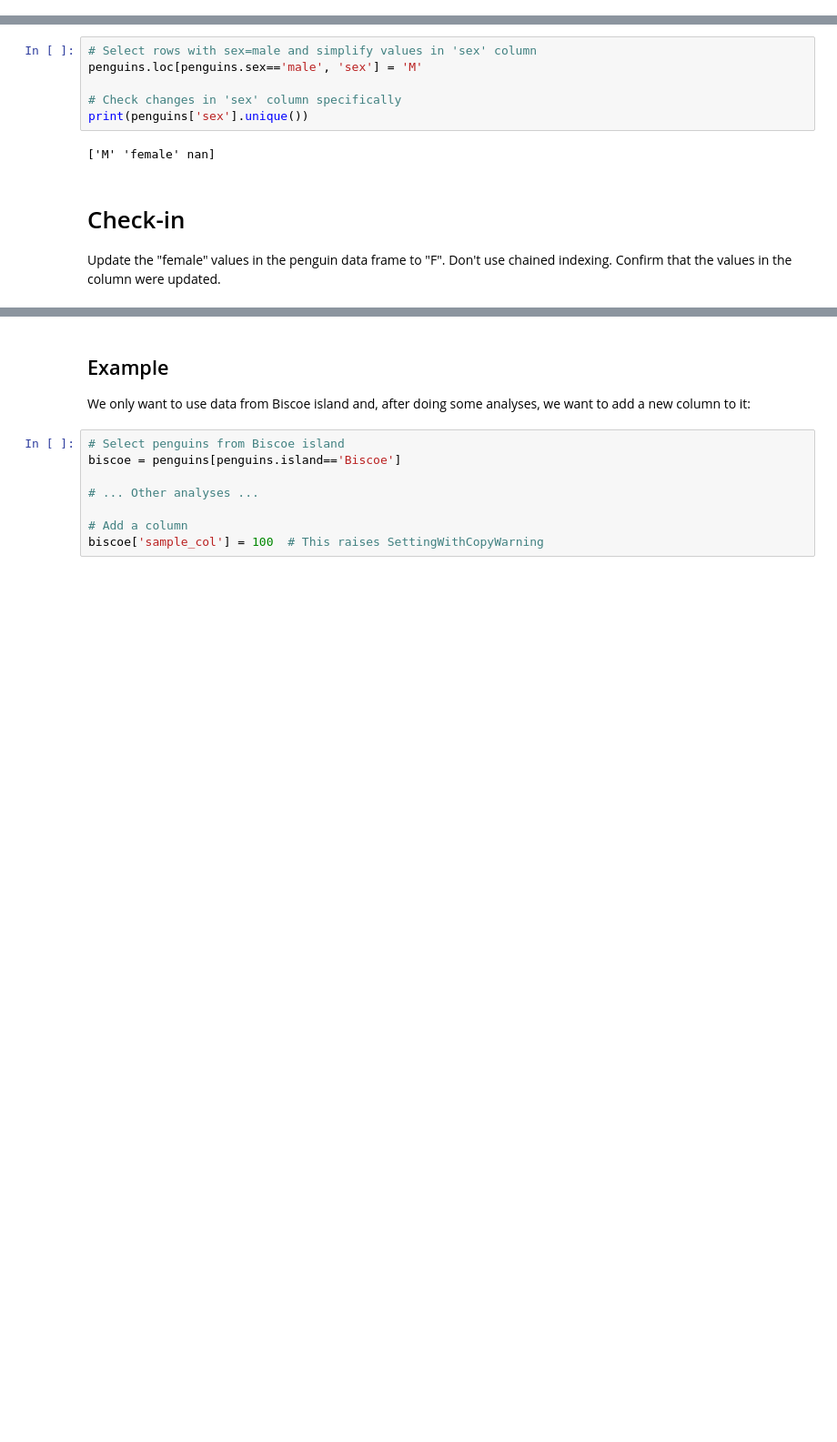
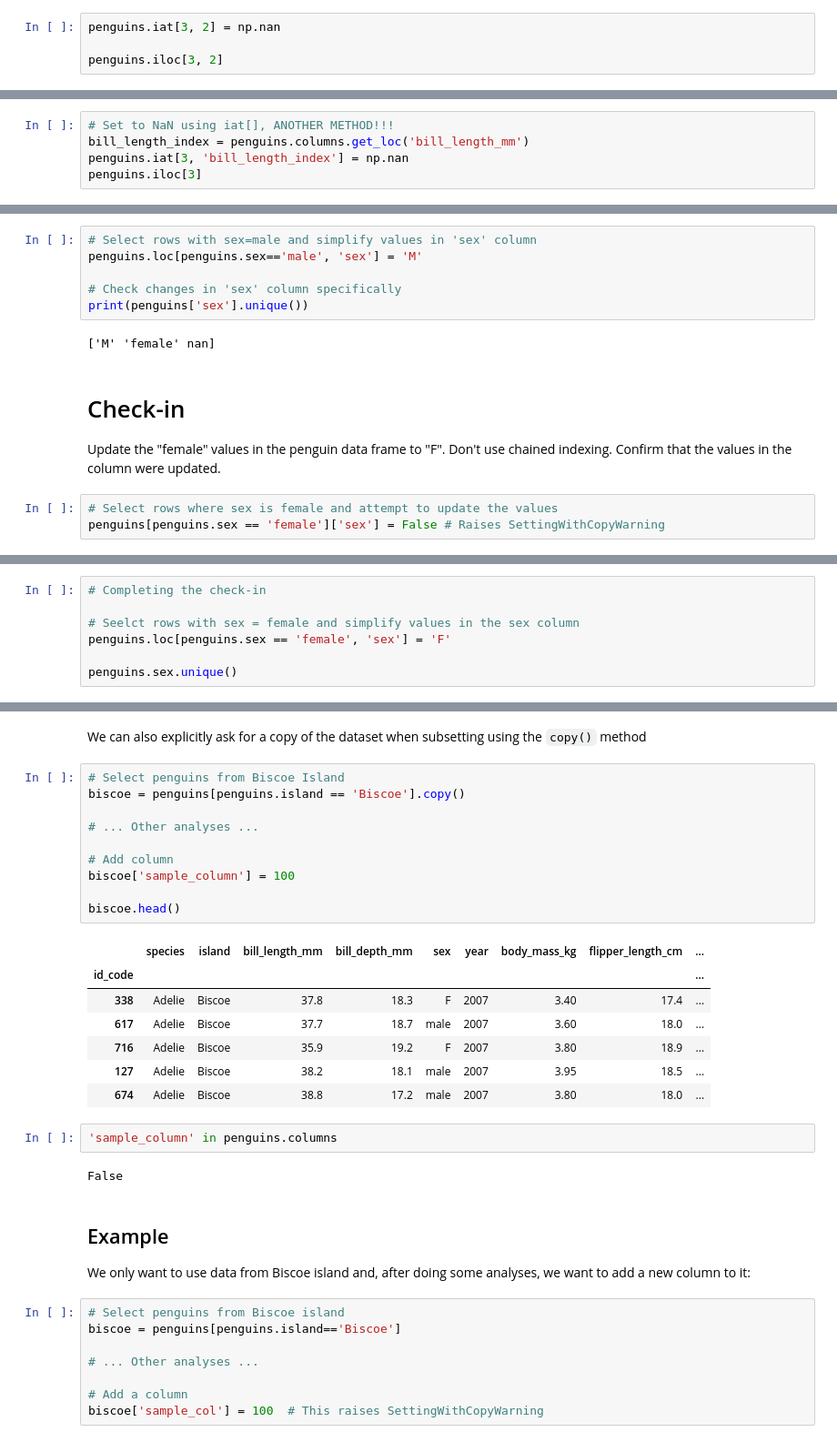
Before and after one commit to jaslynmiura/eds220-2025-in-class, a Jupyter notebook: week2-updating-dataframes.ipynb, the cells around one changed output, grey strips where cells are left out. Shown: that part at 91% size. Cells and saved outputs as stored; diff of their text form; blank space fills up the shorter version.

```diff
--- a/week2-updating-dataframes.ipynb
+++ b/week2-updating-dataframes.ipynb
@@ -183,2 +190,6 @@ df.iat[index_integer_location, column_integer_location]
 # %% [markdown]
 2. Use iat[] to access the same bill length value for the penguin with ID 859 and revert it back to an NA. Confirm your update using iloc[].
+# %%
+penguins.iat[3, 2] = np.nan
+
+penguins.iloc[3, 2]
@@ -185,3 +211,8 @@ df.iat[index_integer_location, column_integer_location]
+# %%
+# Set to NaN using iat[], ANOTHER METHOD!!!
+bill_length_index = penguins.columns.get_loc('bill_length_mm')
+penguins.iat[3, 'bill_length_index'] = np.nan
+penguins.iloc[3]
 # %% [markdown]
 ## Multiple values in a column
 Updating multiple values in a column
@@ -250,3 +281,6 @@ print(penguins['sex'].unique())
 # %% [markdown]
 # Check-in
 Update the "female" values in the penguin data frame to "F". Don't use chained indexing. Confirm that the values in the column were updated.
+# %%
+# Select rows where sex is female and attempt to update the values
+penguins[penguins.sex == 'female']['sex'] = False # Raises SettingWithCopyWarning
@@ -252,0 +297,7 @@ Update the "female" values in the penguin data frame to "F". Don't use chained i
+# %%
+# Completing the check-in
+
+# Seelct rows with sex = female and simplify values in the sex column
+penguins.loc[penguins.sex == 'female', 'sex'] = 'F'
+
+penguins.sex.unique()
@@ -253,3 +321,27 @@ Update the "female" values in the penguin data frame to "F". Don't use chained i
+# %% [markdown]
+We can also explicitly ask for a copy of the dataset when subsetting using the `copy()` method
+# %%
+# Select penguins from Biscoe Island
+biscoe = penguins[penguins.island == 'Biscoe'].copy()
+
+# ... Other analyses ...
+
+# Add column
+biscoe['sample_column'] = 100
+
+biscoe.head()
+# %% [output]
+|  | species | island | bill_length_mm | bill_depth_mm | sex | year | body_mass_kg | flipper_length_cm | ... |
+| id_code |  |  |  |  |  |  |  |  | ... |
+| 338 | Adelie | Biscoe | 37.8 | 18.3 | F | 2007 | 3.40 | 17.4 | ... |
+| 617 | Adelie | Biscoe | 37.7 | 18.7 | male | 2007 | 3.60 | 18.0 | ... |
+| 716 | Adelie | Biscoe | 35.9 | 19.2 | F | 2007 | 3.80 | 18.9 | ... |
+| 127 | Adelie | Biscoe | 38.2 | 18.1 | male | 2007 | 3.95 | 18.5 | ... |
+| 674 | Adelie | Biscoe | 38.8 | 17.2 | male | 2007 | 3.80 | 18.0 | ... |
+# %%
+'sample_column' in penguins.columns
+# %% [output]
+False
 # %% [markdown]
 ## Example
 We only want to use data from Biscoe island and, after doing some analyses, we want to add a new column to it:
```
Also changed, not shown: parts of 14 cells of this notebook.
